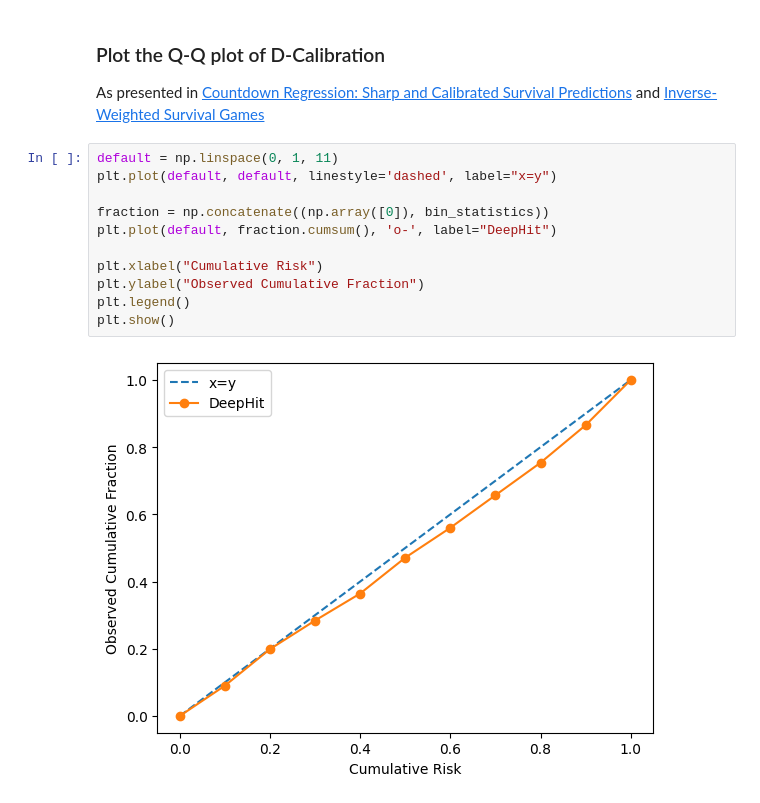
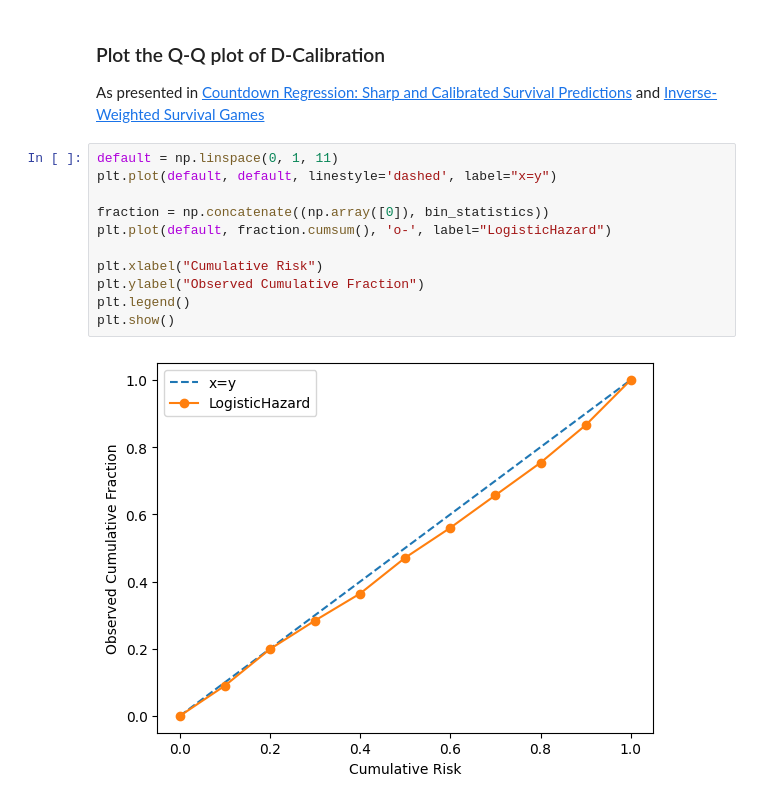
Before and after one commit to shi-ang/SurvivalEVAL, a Jupyter notebook: Examples/Pycox_Example.ipynb, the cells around one changed output. Saved outputs shown, nothing was run; the diff lists cells and outputs as text.

```diff
--- a/Examples/Pycox_Example.ipynb
+++ b/Examples/Pycox_Example.ipynb
@@ -260,13 +261,13 @@ As presented in [Countdown Regression: Sharp and Calibrated Survival Predictions
 # %%
 default = np.linspace(0, 1, 11)
 plt.plot(default, default, linestyle='dashed', label="x=y")
 
 fraction = np.concatenate((np.array([0]), bin_statistics))
-plt.plot(default, fraction.cumsum(), 'o-', label="DeepHit")
+plt.plot(default, fraction.cumsum(), 'o-', label="LogisticHazard")
 
 plt.xlabel("Cumulative Risk")
 plt.ylabel("Observed Cumulative Fraction")
 plt.legend()
 plt.show()
 # %% [output]
-[figure, old version]
+[figure, new version]
```
Also changed, not shown: parts of 7 cells of this notebook, 6 other files.
